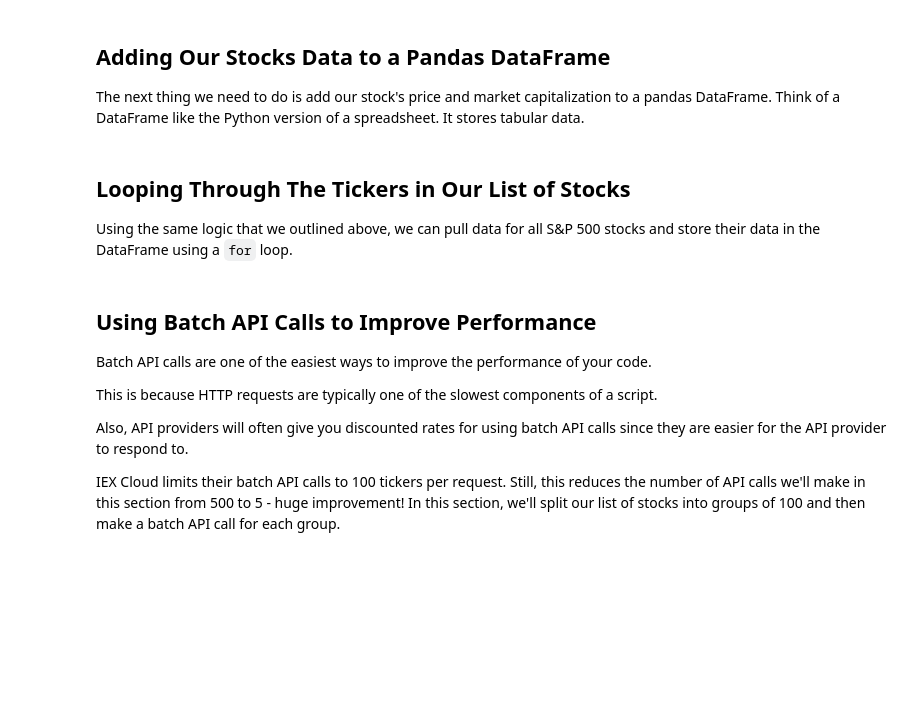
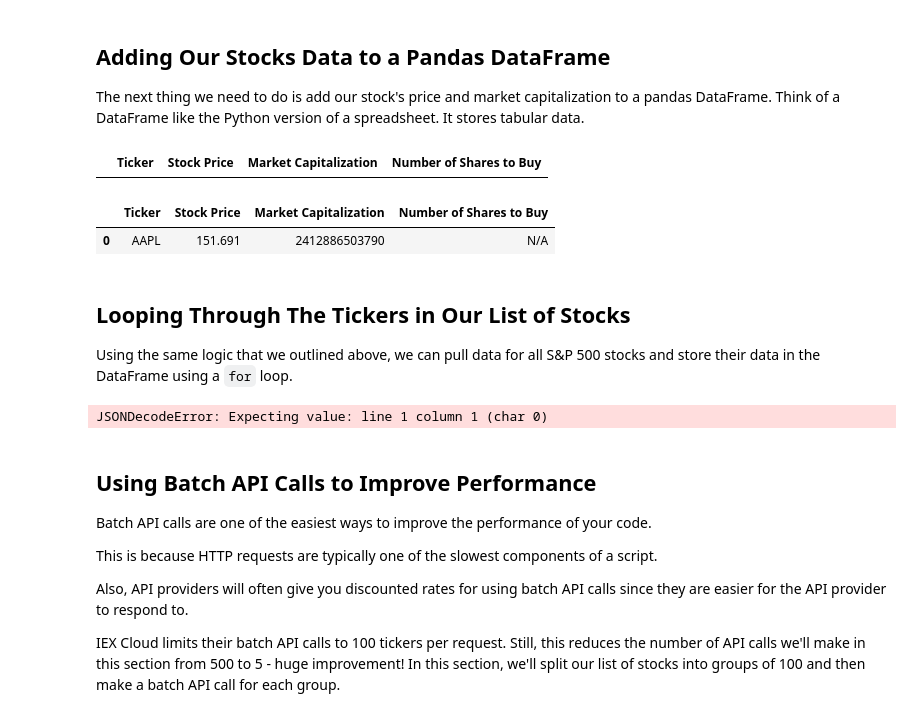
Before and after one commit to Zypeks/jupyter-Trading-algoritm, a Jupyter notebook: 001_equal_weight_S&P_500.ipynb, the cells around one changed output. Cells and saved outputs as stored; diff of their text form; code cells hidden in the pictures; blank space fills up the shorter version.

```diff
--- a/001_equal_weight_S&P_500.ipynb
+++ b/001_equal_weight_S&P_500.ipynb
@@ -63,11 +60,55 @@ print(data)
 The API call that we executed in the last code block contains all of the information required to build our equal-weight S&P 500 strategy.
 
 With that said, the data isn't in a proper format yet. We need to parse it first.
+# %%
+price = data['latestPrice']
+market_cap = data['marketCap']
 # %% [markdown]
 ## Adding Our Stocks Data to a Pandas DataFrame
 
 The next thing we need to do is add our stock's price and market capitalization to a pandas DataFrame. Think of a DataFrame like the Python version of a spreadsheet. It stores tabular data.
+# %%
+ my_columns = [ 'Ticker', 'Stock Price', 'Market Capitalization', 'Number of Shares to Buy']
+final_dataframe = pd.DataFrame(columns = my_columns)
+final_dataframe
+# %% [output]
+|  | Ticker | Stock Price | Market Capitalization | Number of Shares to Buy |
+# %%
+final_dataframe.append(
+    pd.Series(
+    [
+        symbol,
+        price,
+        market_cap,
+        'N/A'
+    ],
+    index = my_columns
+    ),
+
+    ignore_index=True
+)
+# %% [output]
+|  | Ticker | Stock Price | Market Capitalization | Number of Shares to Buy |
+| 0 | AAPL | 151.691 | 2412886503790 | N/A |
 # %% [markdown]
 ## Looping Through The Tickers in Our List of Stocks
 
 Using the same logic that we outlined above, we can pull data for all S&P 500 stocks and store their data in the DataFrame using a `for` loop.
+# %%
+final_dataframe = pd.DataFrame(columns = my_columns)
+for stock in stocks['Ticker']:
+    api_url = f'https://sandbox.iexapis.com/stable/stock/{stock}/quote?token={IEX_CLOUD_API_TOKEN}'
+    data = requests.get(api_url).json()
+    final_dataframe = final_dataframe.append(
+        pd.Series(
+        [
+            stock,
+            data['latestPrice'],
+            data['marketCap'],
+            'N/A',
+        ],
+        index = my_columns),
+    ignore_index = True
+    )
+# %% [output]
+JSONDecodeError: Expecting value: line 1 column 1 (char 0)
```
Also changed, not shown: parts of 2 cells of this notebook.
